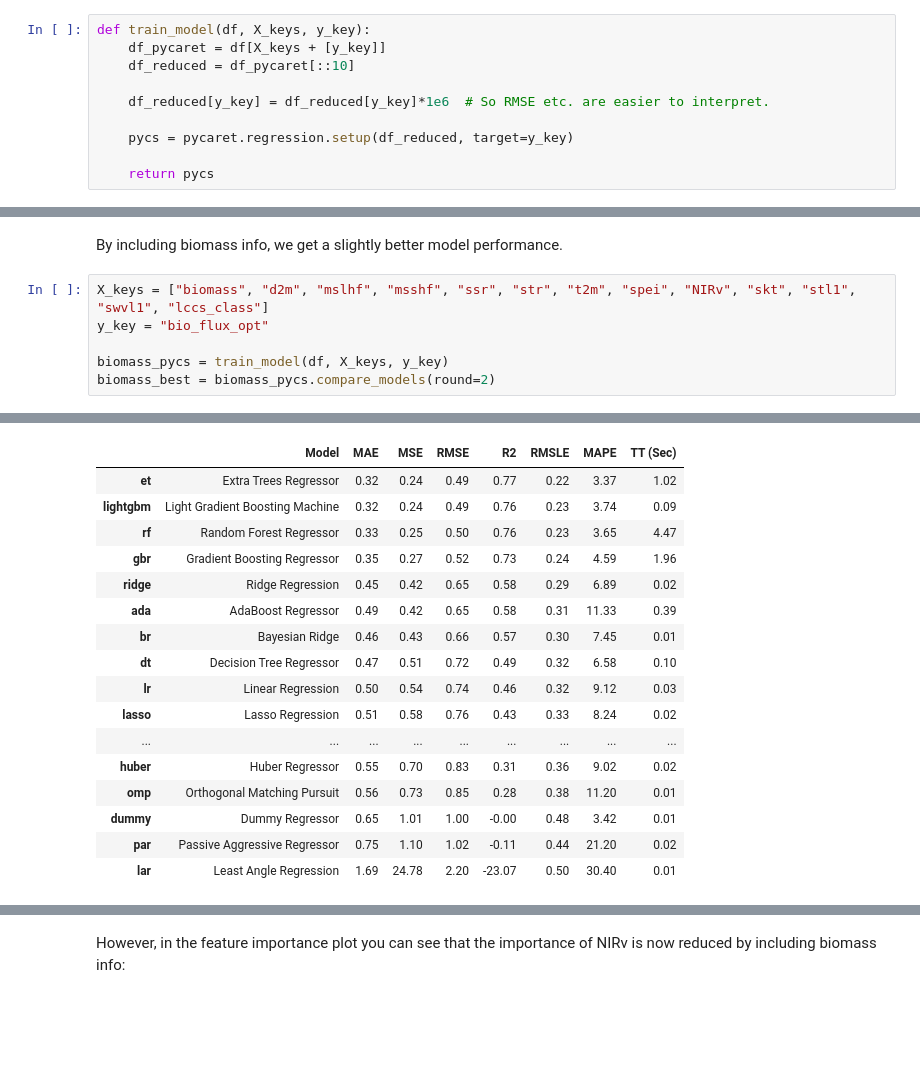
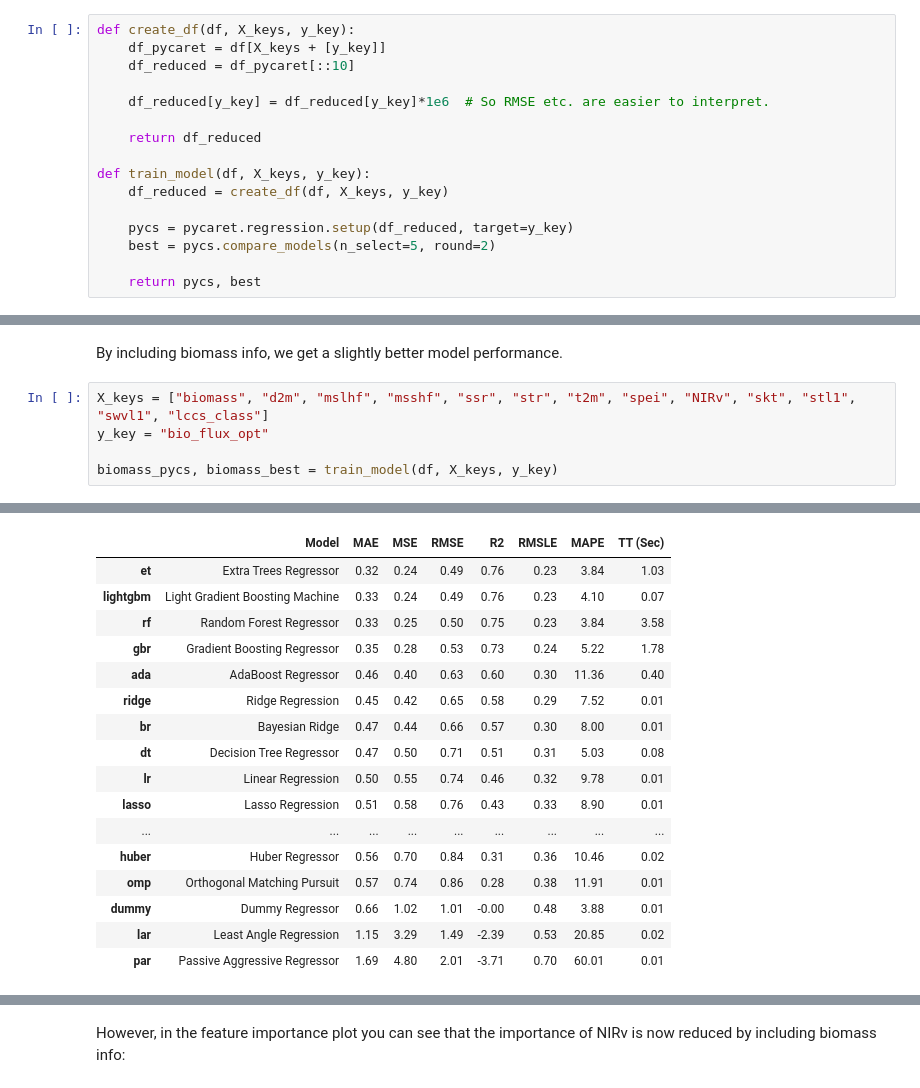
Before and after one commit to EXCITED-CO2/excited-workflow, a Jupyter notebook: workflow_carbon_tracker.ipynb, the cells around one changed output, grey strips where cells are left out. Drawn from its saved outputs; the diff is of its cells as text; blank space fills up the shorter version.

```diff
--- a/workflow_carbon_tracker.ipynb
+++ b/workflow_carbon_tracker.ipynb
@@ -133,12 +150,18 @@ df = df_train[df_train["group"] != 2]
 X_keys = ["d2m", "mslhf", "msshf", "ssr", "str", "t2m", "spei", "NIRv", "skt", "stl1", "swvl1", "lccs_class"]
 y_key = "bio_flux_opt"
 # %%
-def train_model(df, X_keys, y_key):
+def create_df(df, X_keys, y_key):
     df_pycaret = df[X_keys + [y_key]]
     df_reduced = df_pycaret[::10]
 
     df_reduced[y_key] = df_reduced[y_key]*1e6  # So RMSE etc. are easier to interpret.
 
+    return df_reduced
+
+def train_model(df, X_keys, y_key):
+    df_reduced = create_df(df, X_keys, y_key)
+
     pycs = pycaret.regression.setup(df_reduced, target=y_key)
+    best = pycs.compare_models(n_select=5, round=2)
 
-    return pycs
+    return pycs, best
@@ -255,7 +219,6 @@ By including biomass info, we get a slightly better model performance.
 X_keys = ["biomass", "d2m", "mslhf", "msshf", "ssr", "str", "t2m", "spei", "NIRv", "skt", "stl1", "swvl1", "lccs_class"]
 y_key = "bio_flux_opt"
 
-biomass_pycs = train_model(df, X_keys, y_key)
-biomass_best = biomass_pycs.compare_models(round=2)
+biomass_pycs, biomass_best = train_model(df, X_keys, y_key)
 # %% [output]
 |  | Description | Value |
@@ -278,19 +241,19 @@ biomass_best = biomass_pycs.compare_models(round=2)
 [interactive output not drawn]
 |  | Model | MAE | MSE | RMSE | R2 | RMSLE | MAPE | TT (Sec) |
-| et | Extra Trees Regressor | 0.32 | 0.24 | 0.49 | 0.77 | 0.22 | 3.37 | 1.02 |
-| lightgbm | Light Gradient Boosting Machine | 0.32 | 0.24 | 0.49 | 0.76 | 0.23 | 3.74 | 0.09 |
-| rf | Random Forest Regressor | 0.33 | 0.25 | 0.50 | 0.76 | 0.23 | 3.65 | 4.47 |
-| gbr | Gradient Boosting Regressor | 0.35 | 0.27 | 0.52 | 0.73 | 0.24 | 4.59 | 1.96 |
-| ridge | Ridge Regression | 0.45 | 0.42 | 0.65 | 0.58 | 0.29 | 6.89 | 0.02 |
-| ada | AdaBoost Regressor | 0.49 | 0.42 | 0.65 | 0.58 | 0.31 | 11.33 | 0.39 |
-| br | Bayesian Ridge | 0.46 | 0.43 | 0.66 | 0.57 | 0.30 | 7.45 | 0.01 |
-| dt | Decision Tree Regressor | 0.47 | 0.51 | 0.72 | 0.49 | 0.32 | 6.58 | 0.10 |
-| lr | Linear Regression | 0.50 | 0.54 | 0.74 | 0.46 | 0.32 | 9.12 | 0.03 |
-| lasso | Lasso Regression | 0.51 | 0.58 | 0.76 | 0.43 | 0.33 | 8.24 | 0.02 |
+| et | Extra Trees Regressor | 0.32 | 0.24 | 0.49 | 0.76 | 0.23 | 3.84 | 1.03 |
+| lightgbm | Light Gradient Boosting Machine | 0.33 | 0.24 | 0.49 | 0.76 | 0.23 | 4.10 | 0.07 |
+| rf | Random Forest Regressor | 0.33 | 0.25 | 0.50 | 0.75 | 0.23 | 3.84 | 3.58 |
+| gbr | Gradient Boosting Regressor | 0.35 | 0.28 | 0.53 | 0.73 | 0.24 | 5.22 | 1.78 |
+| ada | AdaBoost Regressor | 0.46 | 0.40 | 0.63 | 0.60 | 0.30 | 11.36 | 0.40 |
+| ridge | Ridge Regression | 0.45 | 0.42 | 0.65 | 0.58 | 0.29 | 7.52 | 0.01 |
+| br | Bayesian Ridge | 0.47 | 0.44 | 0.66 | 0.57 | 0.30 | 8.00 | 0.01 |
+| dt | Decision Tree Regressor | 0.47 | 0.50 | 0.71 | 0.51 | 0.31 | 5.03 | 0.08 |
+| lr | Linear Regression | 0.50 | 0.55 | 0.74 | 0.46 | 0.32 | 9.78 | 0.01 |
+| lasso | Lasso Regression | 0.51 | 0.58 | 0.76 | 0.43 | 0.33 | 8.90 | 0.01 |
 | ... | ... | ... | ... | ... | ... | ... | ... | ... |
-| huber | Huber Regressor | 0.55 | 0.70 | 0.83 | 0.31 | 0.36 | 9.02 | 0.02 |
-| omp | Orthogonal Matching Pursuit | 0.56 | 0.73 | 0.85 | 0.28 | 0.38 | 11.20 | 0.01 |
-| dummy | Dummy Regressor | 0.65 | 1.01 | 1.00 | -0.00 | 0.48 | 3.42 | 0.01 |
-| par | Passive Aggressive Regressor | 0.75 | 1.10 | 1.02 | -0.11 | 0.44 | 21.20 | 0.02 |
-| lar | Least Angle Regression | 1.69 | 24.78 | 2.20 | -23.07 | 0.50 | 30.40 | 0.01 |
+| huber | Huber Regressor | 0.56 | 0.70 | 0.84 | 0.31 | 0.36 | 10.46 | 0.02 |
+| omp | Orthogonal Matching Pursuit | 0.57 | 0.74 | 0.86 | 0.28 | 0.38 | 11.91 | 0.01 |
+| dummy | Dummy Regressor | 0.66 | 1.02 | 1.01 | -0.00 | 0.48 | 3.88 | 0.01 |
+| lar | Least Angle Regression | 1.15 | 3.29 | 1.49 | -2.39 | 0.53 | 20.85 | 0.02 |
+| par | Passive Aggressive Regressor | 1.69 | 4.80 | 2.01 | -3.71 | 0.70 | 60.01 | 0.01 |
 [interactive output not drawn]
```
Also changed, not shown: parts of 11 cells of this notebook, 1 other file.
